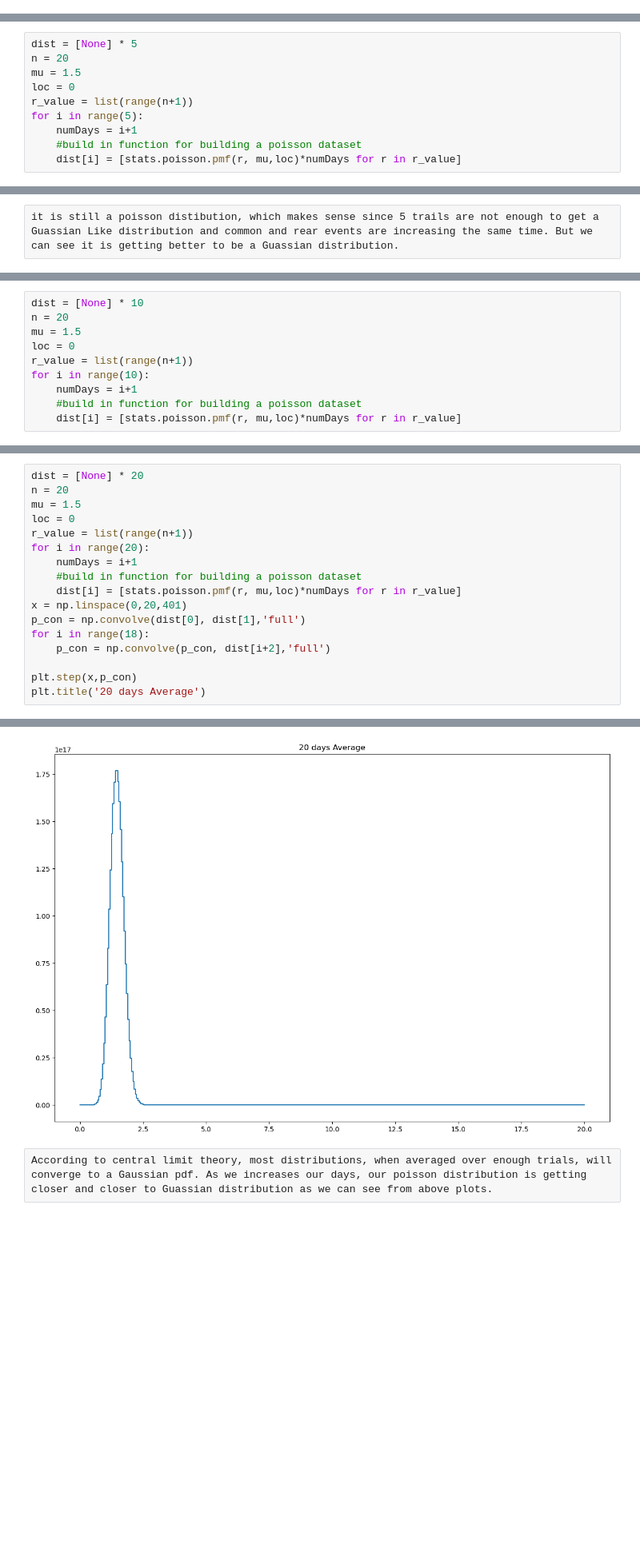
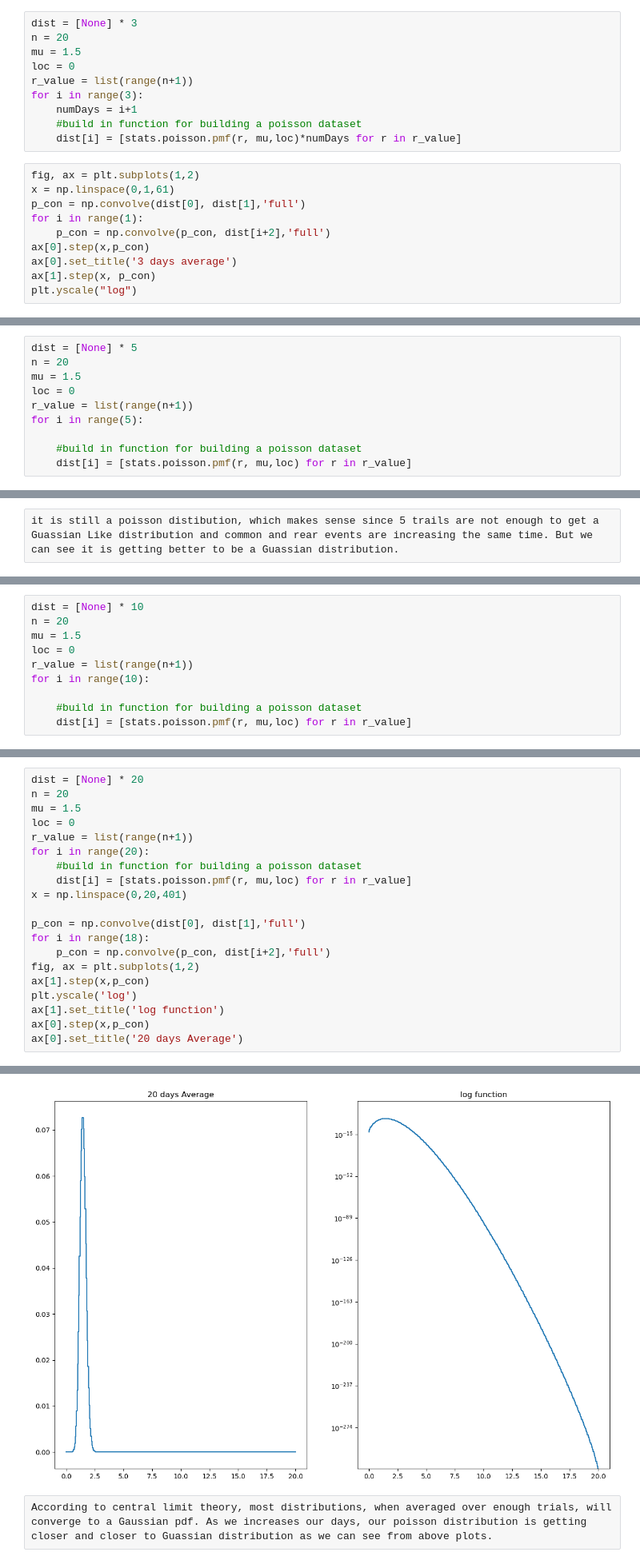
Before and after one commit to Mengjun74/lab, a Jupyter notebook: Lab2.ipynb, the cells around one changed output, grey strips where cells are left out. Shown: that part at 80% size. Cells and saved outputs as stored; diff of their text form; blank space fills up the shorter version.

```diff
--- a/Lab2.ipynb
+++ b/Lab2.ipynb
@@ -82,0 +52,20 @@ Show that after 5 days, the summed probability distribution is still a Poisson d
+# %%
+dist = [None] * 3
+n = 20
+mu = 1.5
+loc = 0
+r_value = list(range(n+1))
+for i in range(3):
+    numDays = i+1
+    #build in function for building a poisson dataset
+    dist[i] = [stats.poisson.pmf(r, mu,loc)*numDays for r in r_value]
+# %%
+fig, ax = plt.subplots(1,2)
+x = np.linspace(0,1,61)
+p_con = np.convolve(dist[0], dist[1],'full')
+for i in range(1):
+    p_con = np.convolve(p_con, dist[i+2],'full')
+ax[0].step(x,p_con)
+ax[0].set_title('3 days average')
+ax[1].step(x, p_con)
+plt.yscale("log")
@@ -87,7 +81,7 @@ mu = 1.5
 loc = 0
 r_value = list(range(n+1))
 for i in range(5):
-    numDays = i+1
+
     #build in function for building a poisson dataset
-    dist[i] = [stats.poisson.pmf(r, mu,loc)*numDays for r in r_value]
+    dist[i] = [stats.poisson.pmf(r, mu,loc) for r in r_value]
 # %%
@@ -111,7 +108,7 @@ mu = 1.5
 loc = 0
 r_value = list(range(n+1))
 for i in range(10):
-    numDays = i+1
+
     #build in function for building a poisson dataset
-    dist[i] = [stats.poisson.pmf(r, mu,loc)*numDays for r in r_value]
+    dist[i] = [stats.poisson.pmf(r, mu,loc) for r in r_value]
 # %%
@@ -127,22 +128,25 @@ Text(0.5, 1.0, '10 days Average')
 # %%
 dist = [None] * 20
 n = 20
 mu = 1.5
 loc = 0
 r_value = list(range(n+1))
 for i in range(20):
-    numDays = i+1
     #build in function for building a poisson dataset
-    dist[i] = [stats.poisson.pmf(r, mu,loc)*numDays for r in r_value]
+    dist[i] = [stats.poisson.pmf(r, mu,loc) for r in r_value]
 x = np.linspace(0,20,401)
+
 p_con = np.convolve(dist[0], dist[1],'full')
 for i in range(18):
     p_con = np.convolve(p_con, dist[i+2],'full')
-
-plt.step(x,p_con)
-plt.title('20 days Average')
+fig, ax = plt.subplots(1,2)
+ax[1].step(x,p_con)
+plt.yscale('log')
+ax[1].set_title('log function')
+ax[0].step(x,p_con)
+ax[0].set_title('20 days Average')
 # %% [output]
 Text(0.5, 1.0, '20 days Average')
-[figure, old version]
+[figure, new version]
 # %% [raw]
 According to central limit theory, most distributions, when averaged over enough trials, will converge to a Gaussian pdf. As we increases our days, our poisson distribution is getting closer and closer to Guassian distribution as we can see from above plots.
```
Also changed, not shown: parts of 55 cells of this notebook, 1 other file.
